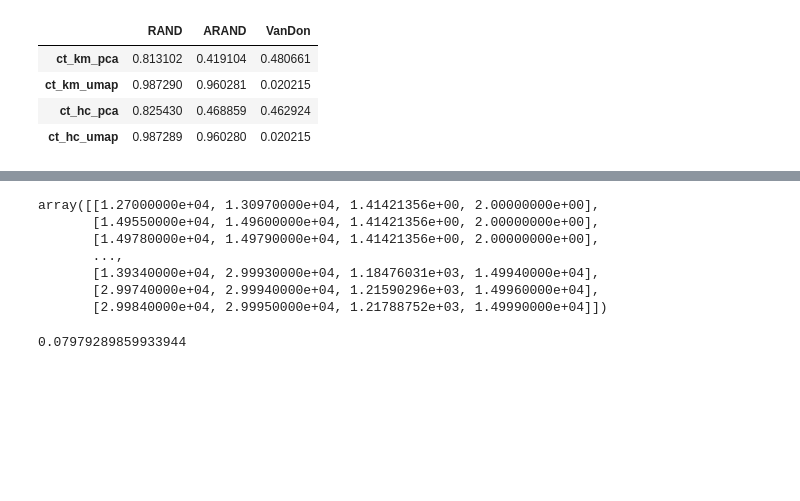
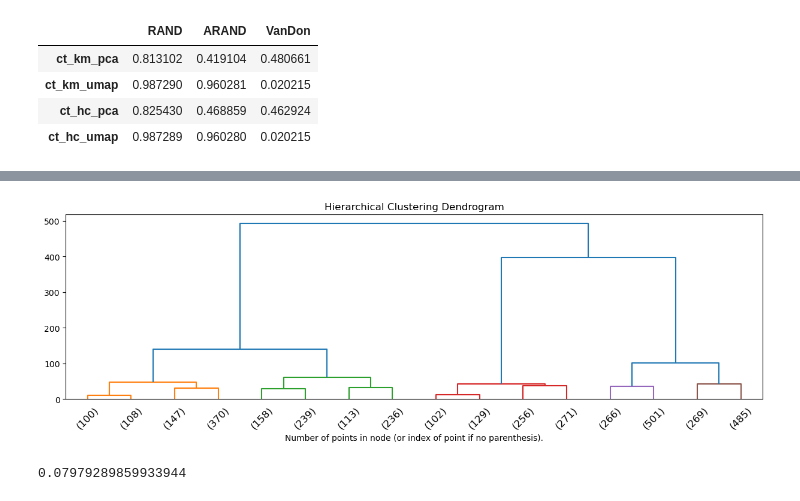
Before and after one commit to Ignacio-Ibarra/unsupervised-rice-image-segmentation, a Jupyter notebook: hierachical_clust.ipynb, the cells around one changed output, grey strips where cells are left out. Saved outputs shown, nothing was run; the diff lists cells and outputs as text; code cells hidden in the pictures; blank space fills up the shorter version.

```diff
--- a/hierachical_clust.ipynb
+++ b/hierachical_clust.ipynb
@@ -335,17 +438,13 @@ mx_pca = dendro(hclust_pca, color_threshold=1200, )
+# %%
+mx_umap = dendro(hclust_umap, color_threshold=100, )
+# %% [output]
+[figure, added]
 # %%
 from scipy.cluster.hierarchy import single, cophenet
-from scipy.spatial.distance import pdist, squareformc
+from scipy.spatial.distance import pdist, squareform
 Z = single(pdist(hclust_umap.children_))
 c_z = cophenet(Z, pdist(hclust_umap.children_))
-Q = squareform(c_z)
+Q = squareform(c_z[1])
-# %% [output]
-array([[1.27000000e+04, 1.30970000e+04, 1.41421356e+00, 2.00000000e+00],
-       [1.49550000e+04, 1.49600000e+04, 1.41421356e+00, 2.00000000e+00],
-       [1.49780000e+04, 1.49790000e+04, 1.41421356e+00, 2.00000000e+00],
-       ...,
-       [1.39340000e+04, 2.99930000e+04, 1.18476031e+03, 1.49940000e+04],
-       [2.99740000e+04, 2.99940000e+04, 1.21590296e+03, 1.49960000e+04],
-       [2.99840000e+04, 2.99950000e+04, 1.21788752e+03, 1.49990000e+04]])
 # %%
 Z_u = single(pdist(hclust_pca.children_))
 c_z_u = cophenet(Z_u, pdist(hclust_pca.children_))
```
Also changed, not shown: parts of 18 cells of this notebook.
